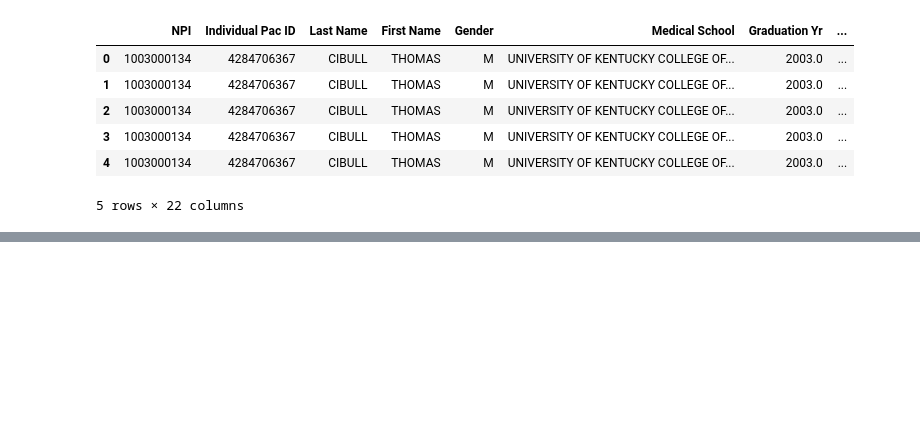
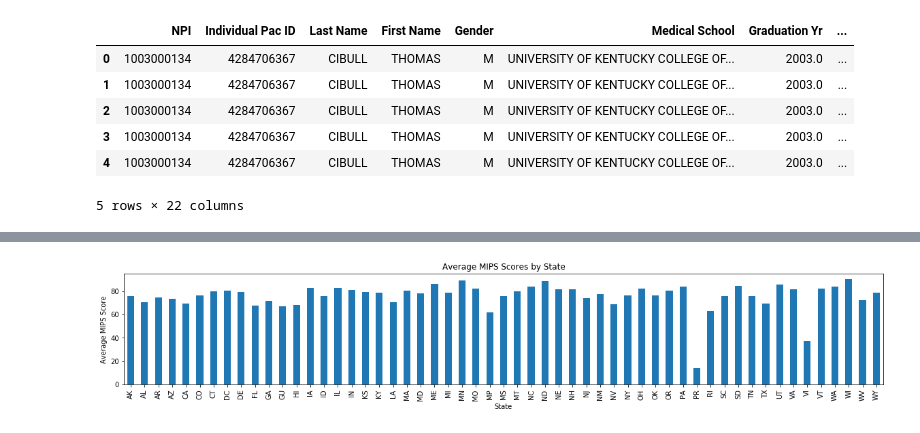
Before and after one commit to ishanku/MedicareDataAnalysisProject, a Jupyter notebook: Physician_Analysis_JJ.ipynb, the cells around one changed output, grey strips where cells are left out. Drawn from its saved outputs; the diff is of its cells as text; code cells hidden in the pictures; blank space fills up the shorter version.

```diff
--- a/Physician_Analysis_JJ.ipynb
+++ b/Physician_Analysis_JJ.ipynb
@@ -46,0 +70,5 @@ plt.show()
+# %%
+# Group MIPS score by State
+grouped_state=unique_pnpi.groupby(['State'])
+avg_statemips=grouped_state["Final MIPS Score"].mean()
+avg_statemips.nlargest(60)
@@ -47 +115,8 @@ plt.show()
+# %%
+multi_plot = avg_statemips.plot(kind="bar", figsize=(20,3))
+multi_plot.set_ylabel('Average MIPS Score')
+multi_plot.set_title('Average MIPS Scores by State')
+plt.savefig("./Images/State_AvgMIPS.png")
+# %% [output]
+[figure, added]
 # %%
```
Also changed, not shown: parts of 10 cells of this notebook, 5 other files.
